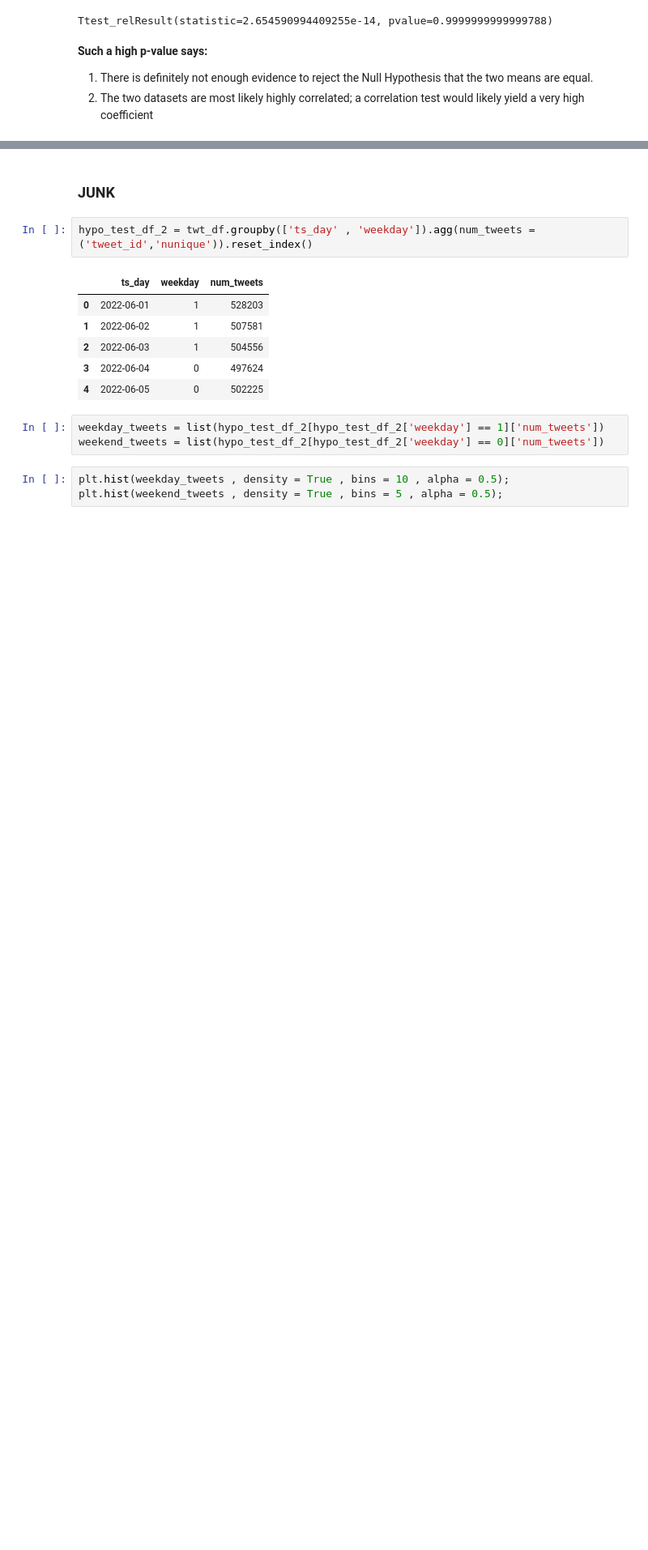
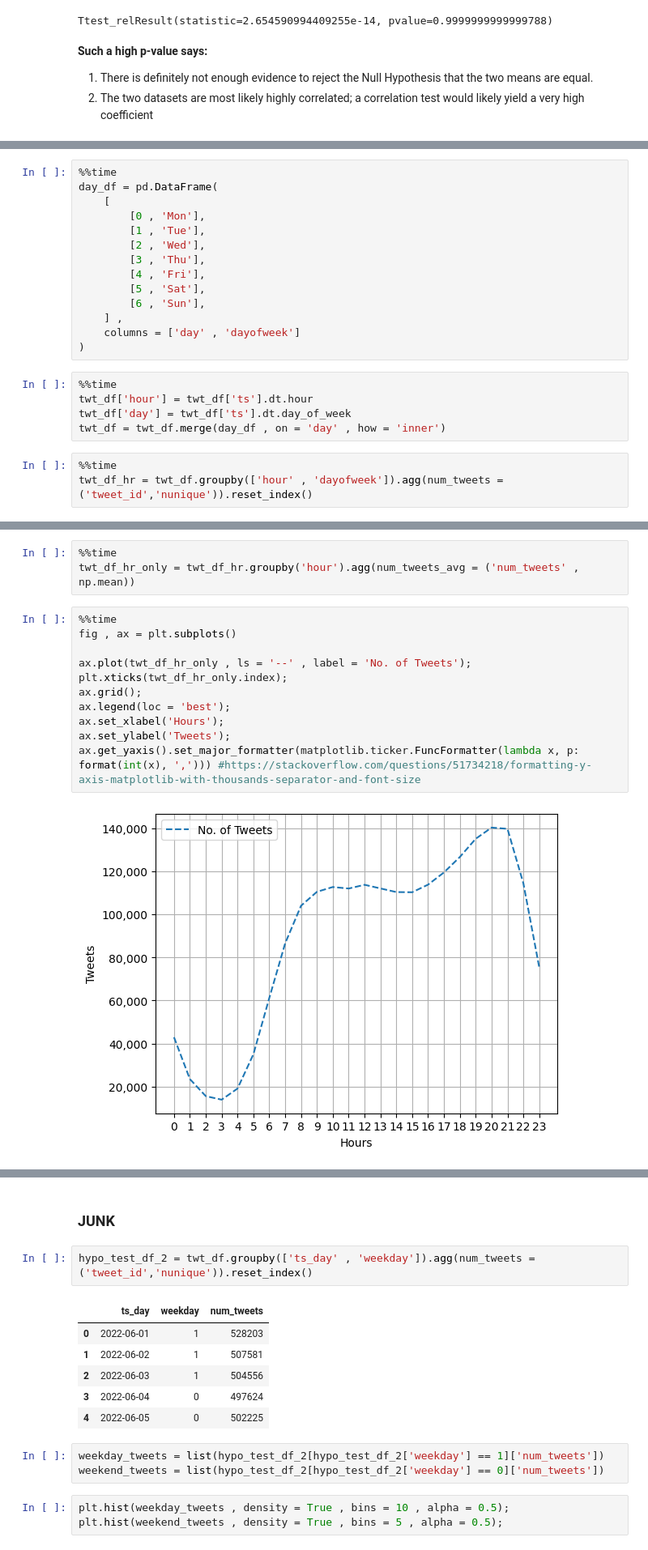
Before and after one commit to katoxiv/X-Notebooks, a Jupyter notebook: Twitter_Coursework/01_Basic_Stats.ipynb, the cells around one changed output, grey strips where cells are left out. Shown at 81% size. Drawn from its saved outputs; the diff is of its cells as text; blank space fills up the shorter version.

Commit message:
additions up to part 2 of questions

```diff
--- a/Twitter_Coursework/01_Basic_Stats.ipynb
+++ b/Twitter_Coursework/01_Basic_Stats.ipynb
@@ -162,0 +181,22 @@ plt.yscale('log');
+# %%
+%%time
+day_df = pd.DataFrame(
+    [
+        [0 , 'Mon'],
+        [1 , 'Tue'],
+        [2 , 'Wed'],
+        [3 , 'Thu'],
+        [4 , 'Fri'],
+        [5 , 'Sat'],
+        [6 , 'Sun'],
+    ] ,
+    columns = ['day' , 'dayofweek']
+)
+# %%
+%%time
+twt_df['hour'] = twt_df['ts'].dt.hour
+twt_df['day'] = twt_df['ts'].dt.day_of_week
+twt_df = twt_df.merge(day_df , on = 'day' , how = 'inner')
+# %%
+%%time
+twt_df_hr = twt_df.groupby(['hour' , 'dayofweek']).agg(num_tweets = ('tweet_id','nunique')).reset_index()
@@ -162,0 +212,16 @@ plt.yscale('log');
+# %%
+%%time
+twt_df_hr_only = twt_df_hr.groupby('hour').agg(num_tweets_avg = ('num_tweets' , np.mean))
+# %%
+%%time
+fig , ax = plt.subplots()
+
+ax.plot(twt_df_hr_only , ls = '--' , label = 'No. of Tweets');
+plt.xticks(twt_df_hr_only.index);
+ax.grid();
+ax.legend(loc = 'best');
+ax.set_xlabel('Hours');
+ax.set_ylabel('Tweets');
+ax.get_yaxis().set_major_formatter(matplotlib.ticker.FuncFormatter(lambda x, p: format(int(x), ','))) #https://stackoverflow.com/questions/51734218/formatting-y-axis-matplotlib-with-thousands-separator-and-font-size
+# %% [output]
+[figure, added]
```
Also changed, not shown: parts of 29 cells of this notebook, 1 other file.
